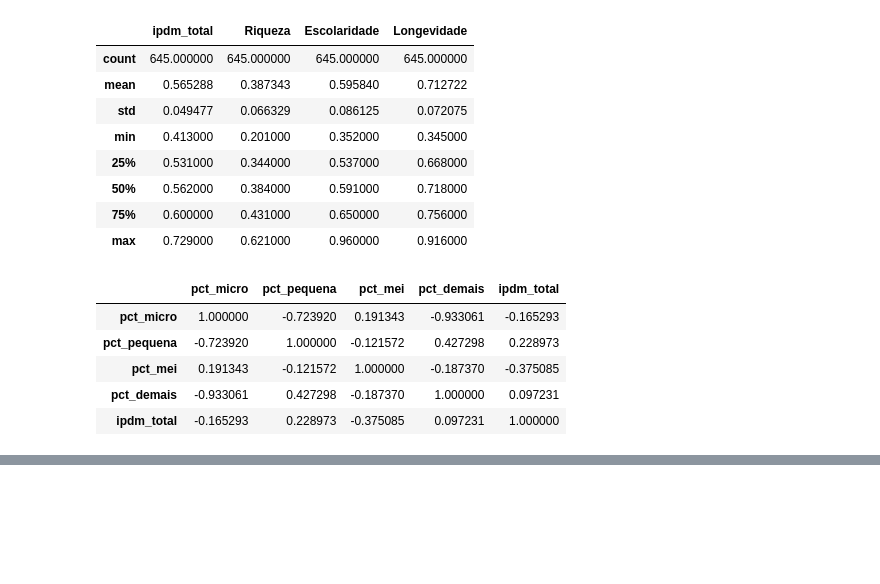
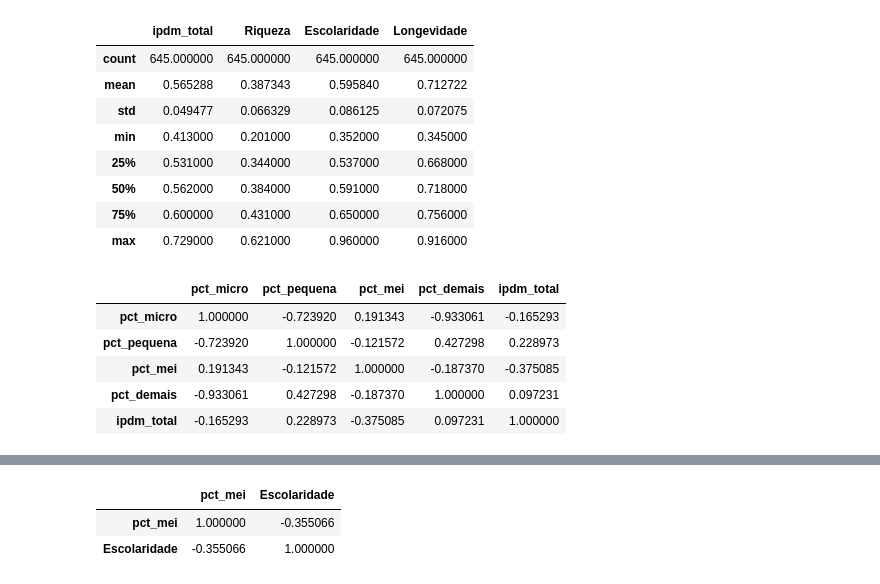
Before and after one commit to st-ricardof/empresas-em-sp, a Jupyter notebook: notebooks/01_exploracao.ipynb, the cells around one changed output, grey strips where cells are left out. Drawn from its saved outputs; the diff is of its cells as text; code cells hidden in the pictures; blank space fills up the shorter version.

```diff
--- a/notebooks/01_exploracao.ipynb
+++ b/notebooks/01_exploracao.ipynb
@@ -483,3 +534,9 @@ df_final[['pct_micro', 'pct_pequena' , 'pct_mei', 'pct_demais', 'total_empresas_
 | Riqueza | -0.329730 | 0.363519 | -0.169490 | 0.242575 | 0.103540 | 0.543255 | 1.000000 | 0.133926 | ... |
 | Escolaridade | -0.008761 | 0.057734 | -0.355066 | -0.018622 | -0.040014 | 0.762101 | 0.133926 | 1.000000 | ... |
 | Longevidade | -0.026964 | 0.068403 | -0.192353 | -0.000329 | 0.010185 | 0.648461 | 0.038457 | 0.250964 | ... |
+# %%
+df_final[['pct_mei', 'Escolaridade']].corr()
+# %% [output]
+|  | pct_mei | Escolaridade |
+| pct_mei | 1.000000 | -0.355066 |
+| Escolaridade | -0.355066 | 1.000000 |
```
Also changed, not shown: parts of 10 cells of this notebook, 3 other files.
